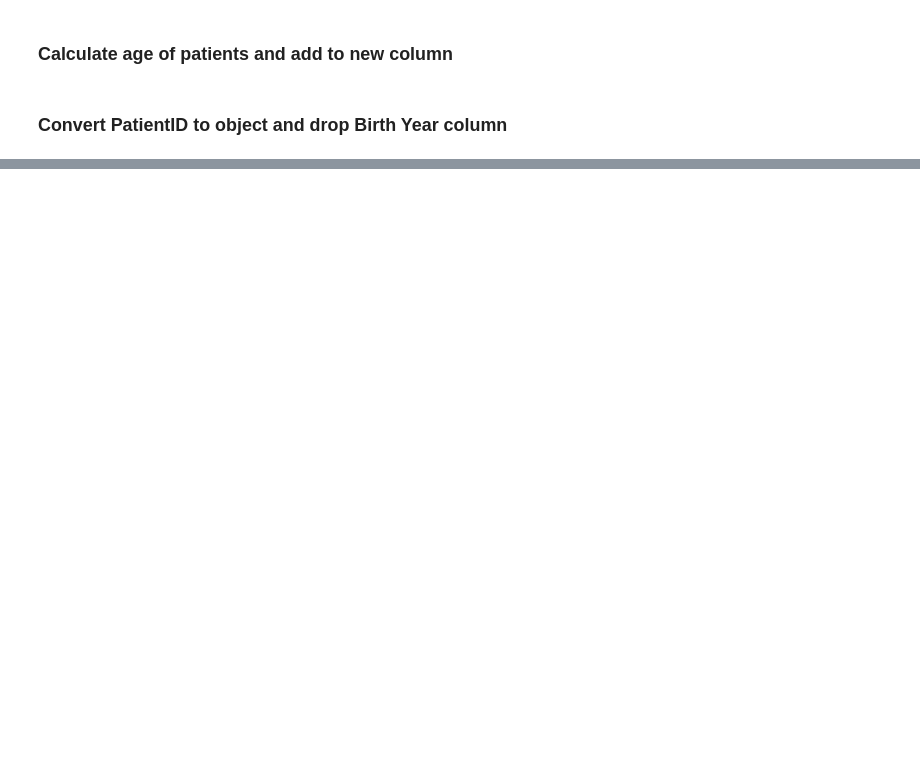
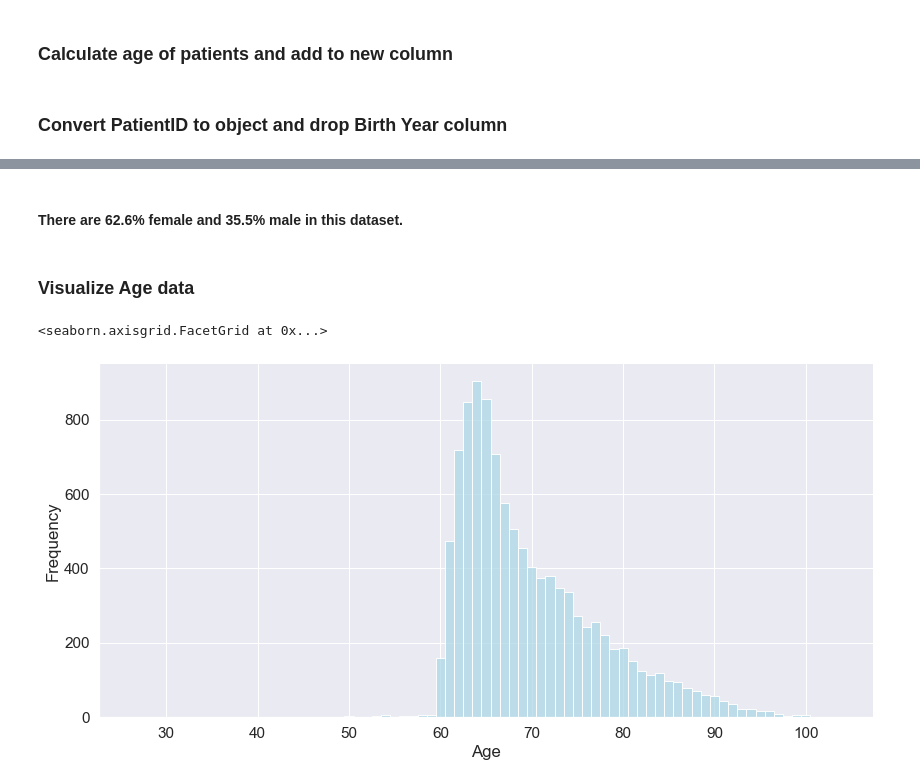
Before and after one commit to Rhunsilval/smile_on_python, a Jupyter notebook: notebooks/eda_age.ipynb, the cells around one changed output, grey strips where cells are left out. Saved outputs shown, nothing was run; the diff lists cells and outputs as text; code cells hidden in the pictures; blank space fills up the shorter version.

```diff
--- a/notebooks/eda_age.ipynb
+++ b/notebooks/eda_age.ipynb
@@ -6,9 +6,9 @@
 import pandas as pd
 import dtale
 import matplotlib.pyplot as plt
+%matplotlib inline
 import seaborn as sns
-sns.set(style='darkgrid')
-%matplotlib inline
+sns.set(rc={"figure.figsize":(15, 8)},font_scale=1.4, style='darkgrid')
 # %% [markdown]
 ### Read in CLEAN .csv
 # %%
@@ -185,0 +228,2 @@ sns.violinplot(
+# %% [markdown]
+#### There are 62.6% female and 35.5% male in this dataset.
@@ -185,0 +234,15 @@ sns.violinplot(
+# %% [markdown]
+### Visualize Age data
+# %%
+sns.displot(
+    patient_age_df['Age'],
+    kind = 'hist',
+    discrete = True,
+    stat = 'frequency',
+    height = 6,
+    aspect = 2,
+    color = 'lightblue'
+)
+# %% [output]
+<seaborn.axisgrid.FacetGrid at 0x...>
+[figure, added]
```
Also changed, not shown: parts of 27 cells of this notebook.
